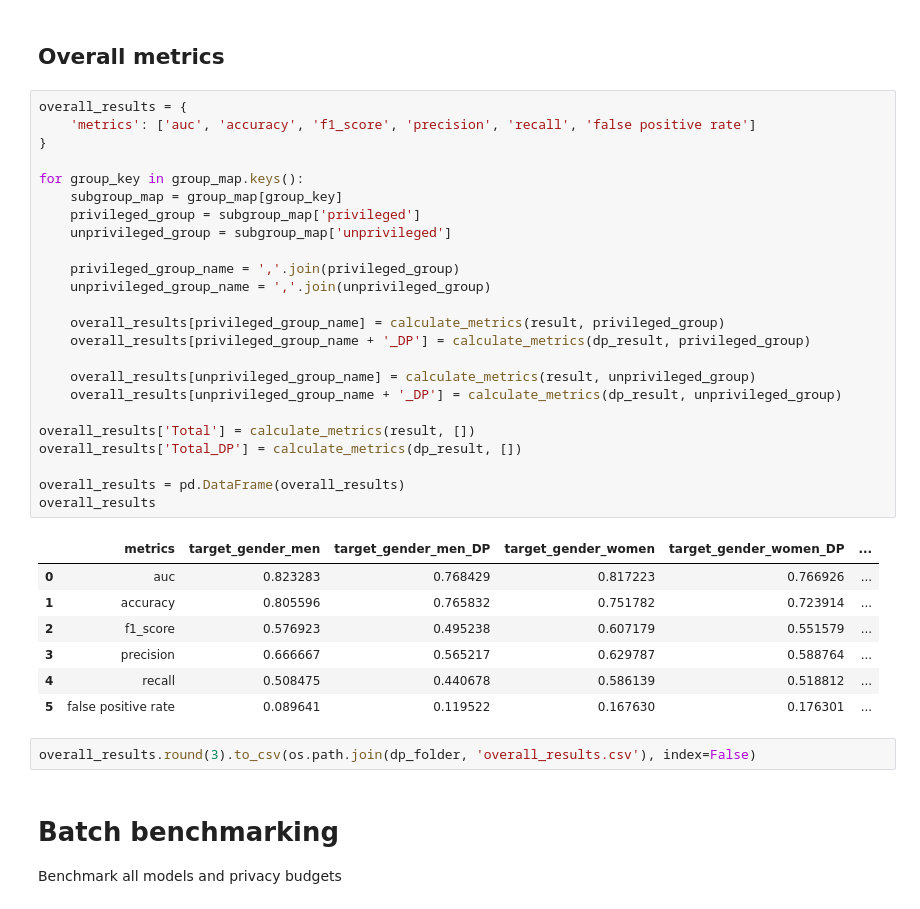
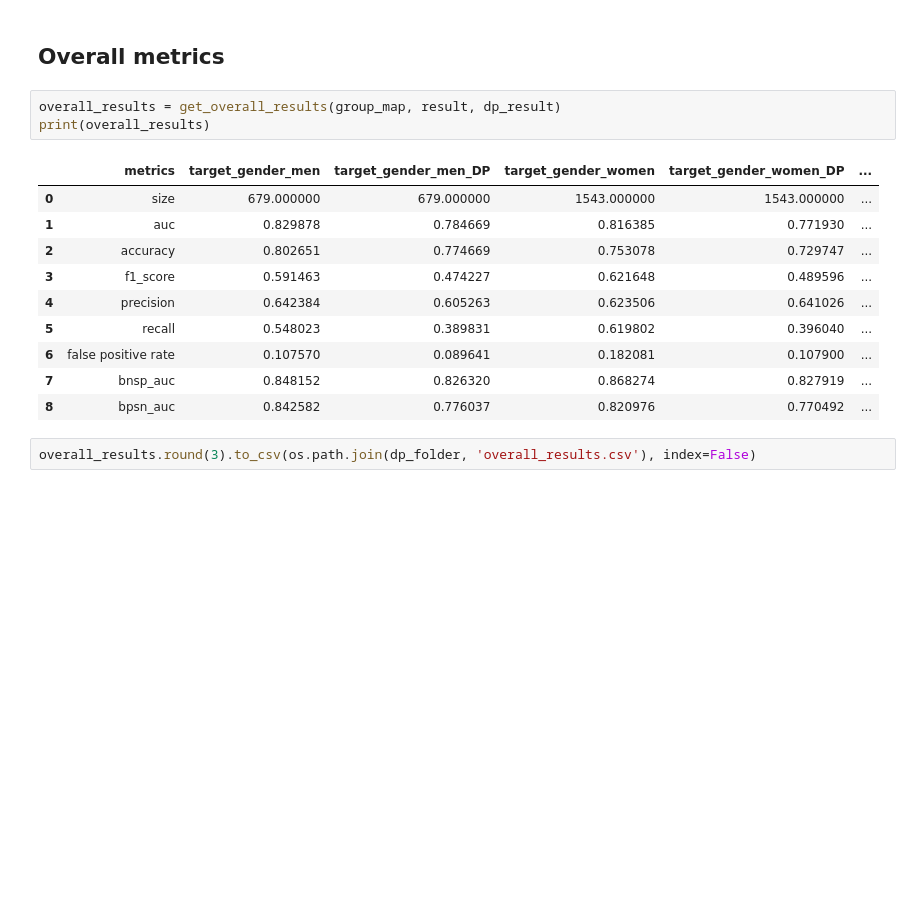
Before and after one commit to khairulislam/DP-on-NLP-Bias, a Jupyter notebook: src/ucberkeley/benchmark.ipynb, the cells around one changed output. Drawn from its saved outputs; the diff is of its cells as text; blank space fills up the shorter version.

```diff
--- a/src/ucberkeley/benchmark.ipynb
+++ b/src/ucberkeley/benchmark.ipynb
@@ -144,40 +139,19 @@ bias_results
 bias_results.round(3).to_csv(os.path.join(dp_folder, 'bias.csv'), index=False)
 # %% [markdown]
 ## Overall metrics
-# %%
-overall_results = {
-    'metrics': ['auc', 'accuracy', 'f1_score', 'precision', 'recall', 'false positive rate']
-}
-
-for group_key in group_map.keys():
-    subgroup_map = group_map[group_key]
-    privileged_group = subgroup_map['privileged']
-    unprivileged_group = subgroup_map['unprivileged']
-
-    privileged_group_name = ','.join(privileged_group)
-    unprivileged_group_name = ','.join(unprivileged_group)
-
-    overall_results[privileged_group_name] = calculate_metrics(result, privileged_group)
-    overall_results[privileged_group_name + '_DP'] = calculate_metrics(dp_result, privileged_group)
-
-    overall_results[unprivileged_group_name] = calculate_metrics(result, unprivileged_group)
-    overall_results[unprivileged_group_name + '_DP'] = calculate_metrics(dp_result, unprivileged_group)
-
-overall_results['Total'] = calculate_metrics(result, [])
-overall_results['Total_DP'] = calculate_metrics(dp_result, [])
-
-overall_results = pd.DataFrame(overall_results)
-overall_results
-# %% [output]
-|  | metrics | target_gender_men | target_gender_men_DP | target_gender_women | target_gender_women_DP | ... |
-| 0 | auc | 0.823283 | 0.768429 | 0.817223 | 0.766926 | ... |
-| 1 | accuracy | 0.805596 | 0.765832 | 0.751782 | 0.723914 | ... |
-| 2 | f1_score | 0.576923 | 0.495238 | 0.607179 | 0.551579 | ... |
-| 3 | precision | 0.666667 | 0.565217 | 0.629787 | 0.588764 | ... |
-| 4 | recall | 0.508475 | 0.440678 | 0.586139 | 0.518812 | ... |
-| 5 | false positive rate | 0.089641 | 0.119522 | 0.167630 | 0.176301 | ... |
+# %%
+overall_results = get_overall_results(group_map, result, dp_result)
+print(overall_results)
+# %% [output]
+|  | metrics | target_gender_men | target_gender_men_DP | target_gender_women | target_gender_women_DP | ... |
+| 0 | size | 679.000000 | 679.000000 | 1543.000000 | 1543.000000 | ... |
+| 1 | auc | 0.829878 | 0.784669 | 0.816385 | 0.771930 | ... |
+| 2 | accuracy | 0.802651 | 0.774669 | 0.753078 | 0.729747 | ... |
+| 3 | f1_score | 0.591463 | 0.474227 | 0.621648 | 0.489596 | ... |
+| 4 | precision | 0.642384 | 0.605263 | 0.623506 | 0.641026 | ... |
+| 5 | recall | 0.548023 | 0.389831 | 0.619802 | 0.396040 | ... |
+| 6 | false positive rate | 0.107570 | 0.089641 | 0.182081 | 0.107900 | ... |
+| 7 | bnsp_auc | 0.848152 | 0.826320 | 0.868274 | 0.827919 | ... |
+| 8 | bpsn_auc | 0.842582 | 0.776037 | 0.820976 | 0.770492 | ... |
 # %%
 overall_results.round(3).to_csv(os.path.join(dp_folder, 'overall_results.csv'), index=False)
-# %% [markdown]
-# Batch benchmarking
-Benchmark all models and privacy budgets
```
Also changed, not shown: parts of 13 cells of this notebook, 4 other files.
